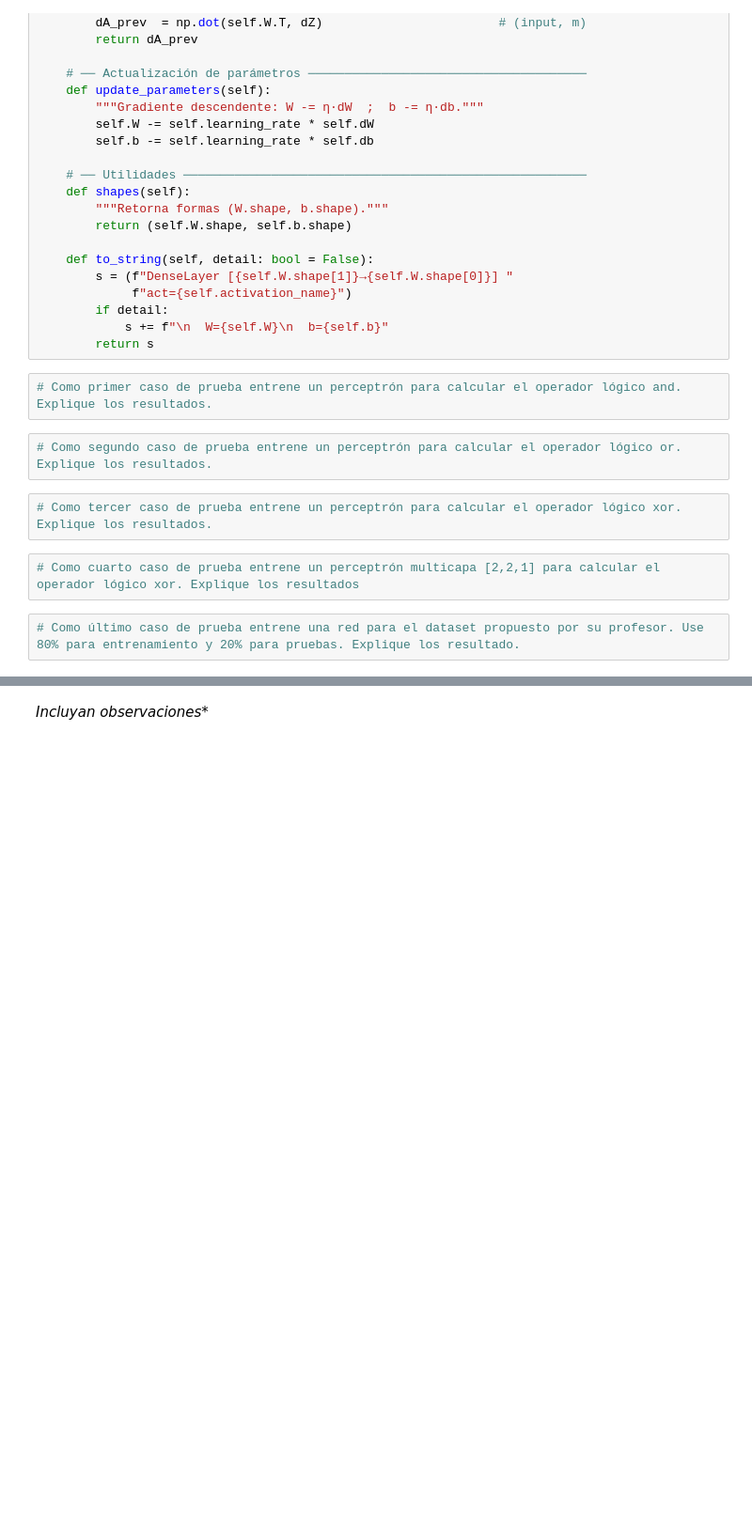
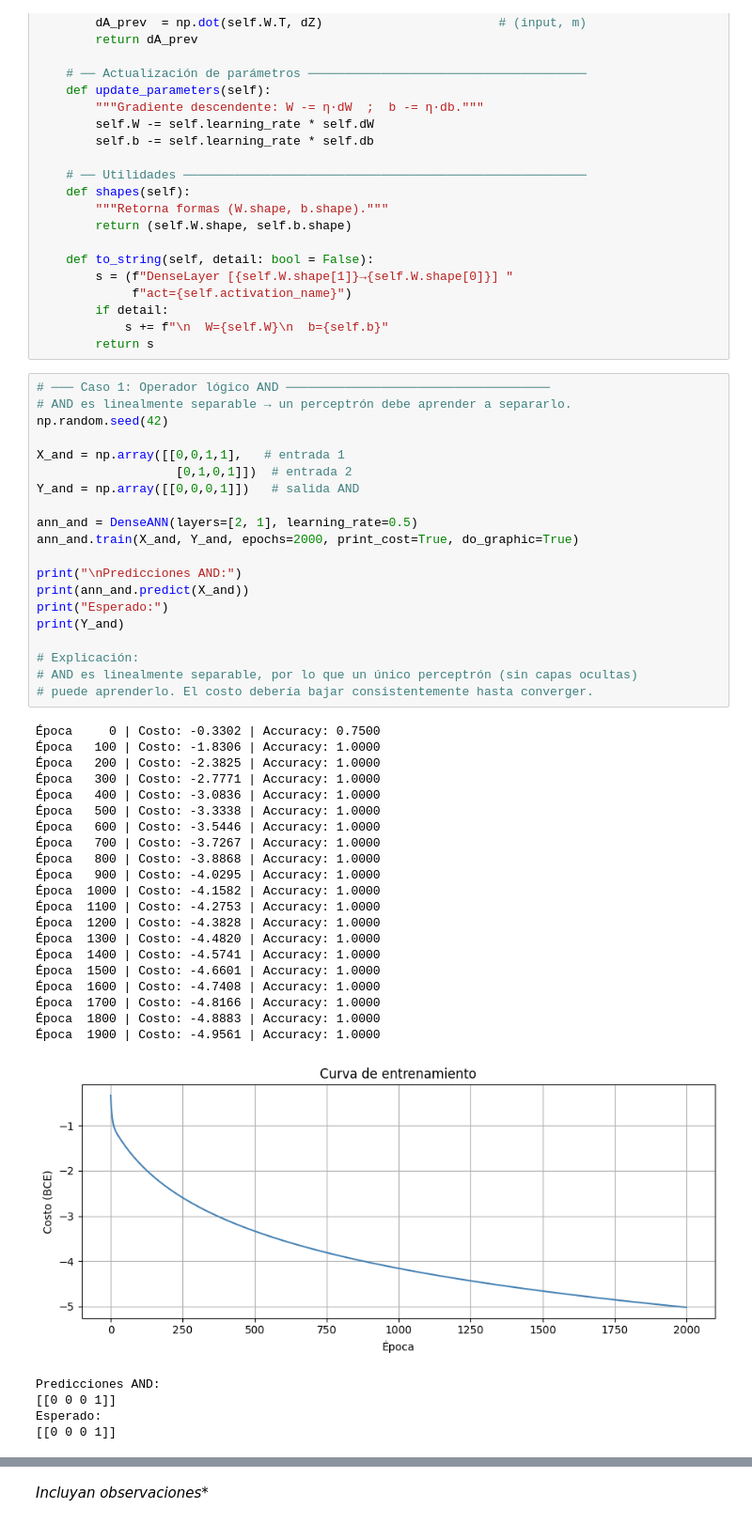
Before and after one commit to A1Daniel1/redesNeuronales, a Jupyter notebook: RN-lab-danielahumadal-juanneiraz.ipynb, the cells around one changed output, grey strips where cells are left out. Shown at 94% size. Saved outputs shown, nothing was run; the diff lists cells and outputs as text; blank space fills up the shorter version.

```diff
--- a/RN-lab-danielahumadal-juanneiraz.ipynb
+++ b/RN-lab-danielahumadal-juanneiraz.ipynb
@@ -582,13 +582,49 @@ class DenseLayer:
         if detail:
             s += f"\n  W={self.W}\n  b={self.b}"
         return s
-# %%
-# Como primer caso de prueba entrene un perceptrón para calcular el operador lógico and. Explique los resultados.
-# %%
-# Como segundo caso de prueba entrene un perceptrón para calcular el operador lógico or. Explique los resultados.
-# %%
-# Como tercer caso de prueba entrene un perceptrón para calcular el operador lógico xor. Explique los resultados.
-# %%
-# Como cuarto caso de prueba entrene un perceptrón multicapa [2,2,1] para calcular el operador lógico xor. Explique los resultados
-# %%
-# Como último caso de prueba entrene una red para el dataset propuesto por su profesor. Use 80% para entrenamiento y 20% para pruebas. Explique los resultado.
+# %%
+# ─── Caso 1: Operador lógico AND ────────────────────────────────────
+# AND es linealmente separable → un perceptrón debe aprender a separarlo.
+np.random.seed(42)
+
+X_and = np.array([[0,0,1,1],   # entrada 1
+                   [0,1,0,1]])  # entrada 2
+Y_and = np.array([[0,0,0,1]])   # salida AND
+
+ann_and = DenseANN(layers=[2, 1], learning_rate=0.5)
+ann_and.train(X_and, Y_and, epochs=2000, print_cost=True, do_graphic=True)
+
+print("\nPredicciones AND:")
+print(ann_and.predict(X_and))
+print("Esperado:")
+print(Y_and)
+
+# Explicación:
+# AND es linealmente separable, por lo que un único perceptrón (sin capas ocultas)
+# puede aprenderlo. El costo debería bajar consistentemente hasta converger.
+# %% [output]
+Época     0 | Costo: -0.3302 | Accuracy: 0.7500
+Época   100 | Costo: -1.8306 | Accuracy: 1.0000
+Época   200 | Costo: -2.3825 | Accuracy: 1.0000
+Época   300 | Costo: -2.7771 | Accuracy: 1.0000
+Época   400 | Costo: -3.0836 | Accuracy: 1.0000
+Época   500 | Costo: -3.3338 | Accuracy: 1.0000
+Época   600 | Costo: -3.5446 | Accuracy: 1.0000
+Época   700 | Costo: -3.7267 | Accuracy: 1.0000
+Época   800 | Costo: -3.8868 | Accuracy: 1.0000
+Época   900 | Costo: -4.0295 | Accuracy: 1.0000
+Época  1000 | Costo: -4.1582 | Accuracy: 1.0000
+Época  1100 | Costo: -4.2753 | Accuracy: 1.0000
+Época  1200 | Costo: -4.3828 | Accuracy: 1.0000
+Época  1300 | Costo: -4.4820 | Accuracy: 1.0000
+Época  1400 | Costo: -4.5741 | Accuracy: 1.0000
+Época  1500 | Costo: -4.6601 | Accuracy: 1.0000
+Época  1600 | Costo: -4.7408 | Accuracy: 1.0000
+Época  1700 | Costo: -4.8166 | Accuracy: 1.0000
+Época  1800 | Costo: -4.8883 | Accuracy: 1.0000
+Época  1900 | Costo: -4.9561 | Accuracy: 1.0000
+[figure, added]
+Predicciones AND:
+[[0 0 0 1]]
+Esperado:
+[[0 0 0 1]]
```
Also changed, not shown: parts of 26 cells of this notebook, 1 other file.
